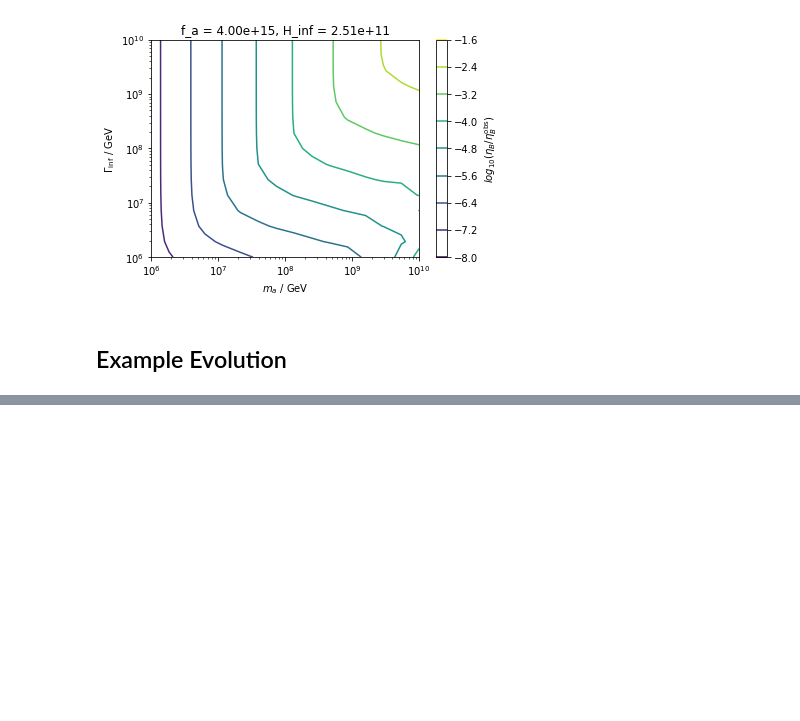
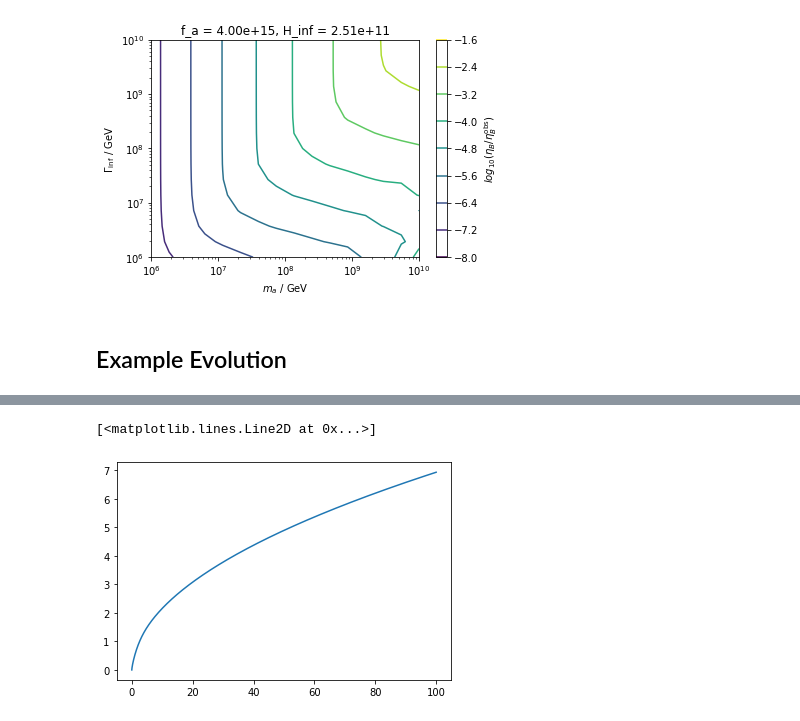
Before and after one commit to anna-jana/masters-project, a Jupyter notebook: transport_eq_in_time/realignment.ipynb, the cells around one changed output, grey strips where cells are left out. Drawn from its saved outputs; the diff is of its cells as text; code cells hidden in the pictures; blank space fills up the shorter version.

```diff
--- a/transport_eq_in_time/realignment.ipynb
+++ b/transport_eq_in_time/realignment.ipynb
@@ -88,0 +132,5 @@ axion decay took: 0.05426025390625 seconds
+# %%
+plt.plot(taxs, np.array([source_vector @ gamma for gamma in gammas]) / Hs)
+# %% [output]
+[<matplotlib.lines.Line2D at 0x...>]
+[figure, added]
```
Also changed, not shown: parts of 4 cells of this notebook, 4 other files.
